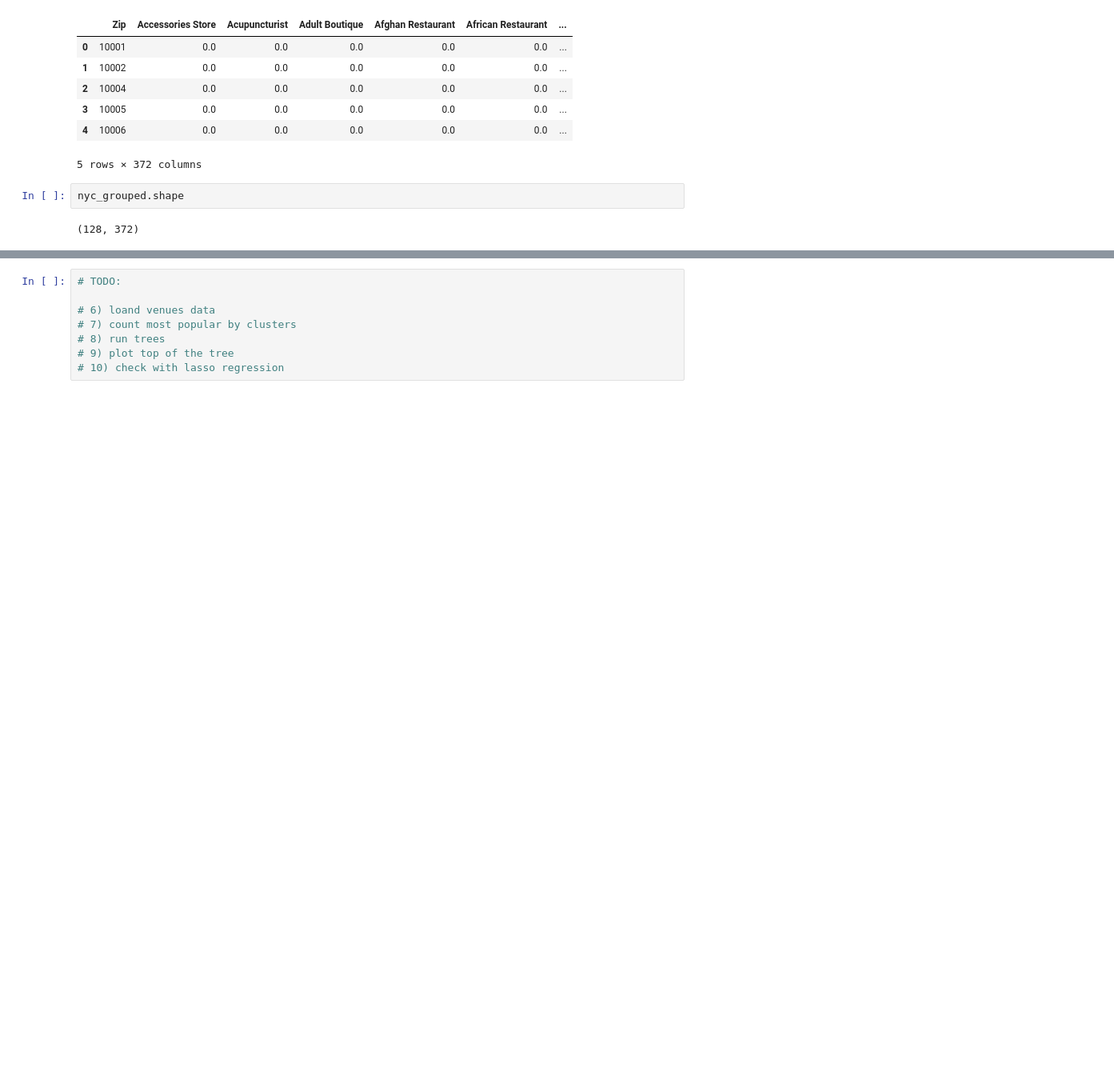
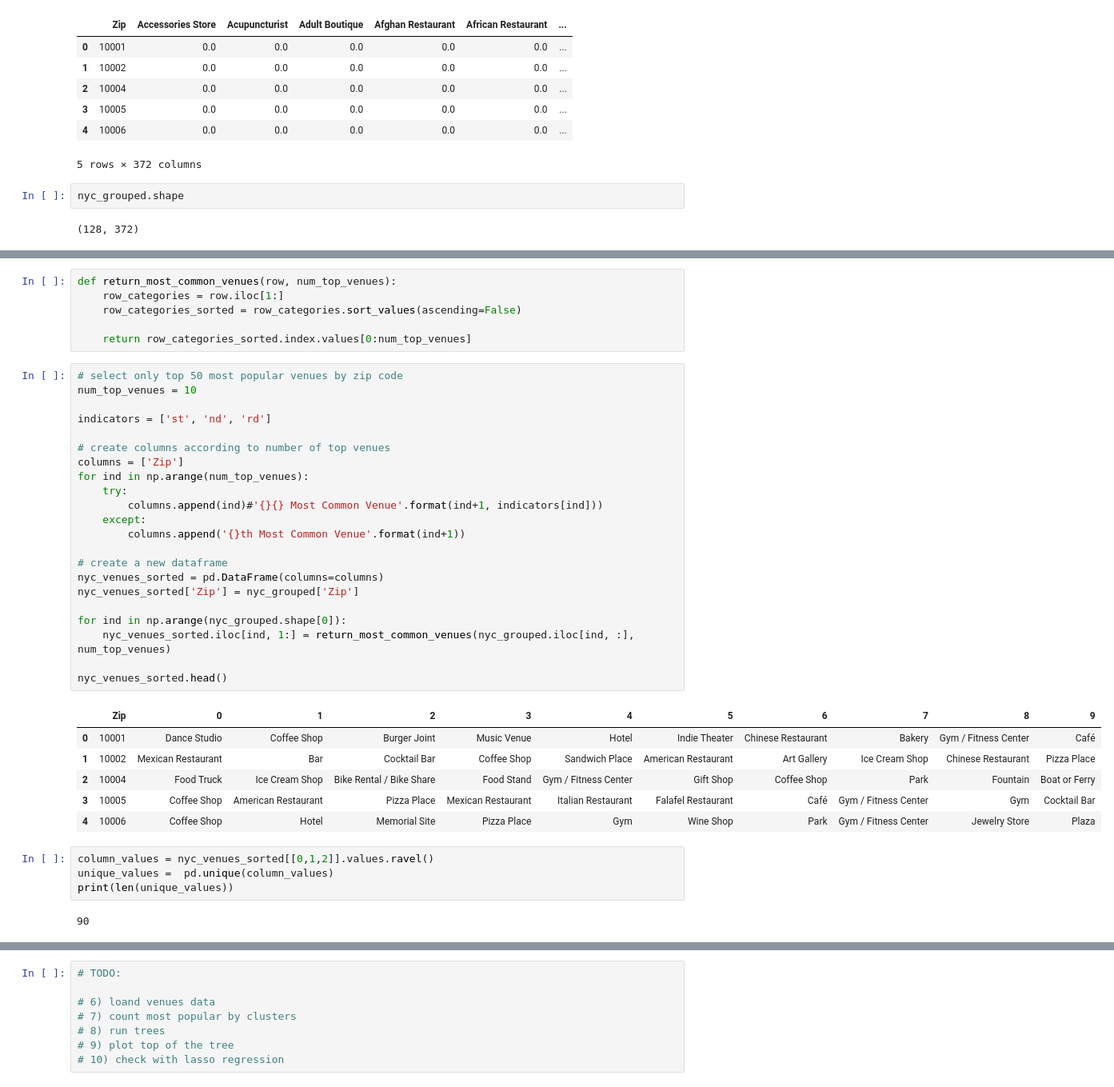
Before and after one commit to allaccountstaken/predicting_urban_home_values, a Jupyter notebook: Predicting Home Values Using Venues.ipynb, the cells around one changed output, grey strips where cells are left out. Shown at 80% size. Saved outputs shown, nothing was run; the diff lists cells and outputs as text; blank space fills up the shorter version.

```diff
--- a/Predicting Home Values Using Venues.ipynb
+++ b/Predicting Home Values Using Venues.ipynb
@@ -578,0 +687,41 @@ nyc_grouped.shape
+# %%
+def return_most_common_venues(row, num_top_venues):
+    row_categories = row.iloc[1:]
+    row_categories_sorted = row_categories.sort_values(ascending=False)
+
+    return row_categories_sorted.index.values[0:num_top_venues]
+# %%
+# select only top 50 most popular venues by zip code
+num_top_venues = 10
+
+indicators = ['st', 'nd', 'rd']
+
+# create columns according to number of top venues
+columns = ['Zip']
+for ind in np.arange(num_top_venues):
+    try:
+        columns.append(ind)#'{}{} Most Common Venue'.format(ind+1, indicators[ind]))
+    except:
+        columns.append('{}th Most Common Venue'.format(ind+1))
+
+# create a new dataframe
+nyc_venues_sorted = pd.DataFrame(columns=columns)
+nyc_venues_sorted['Zip'] = nyc_grouped['Zip']
+
+for ind in np.arange(nyc_grouped.shape[0]):
+    nyc_venues_sorted.iloc[ind, 1:] = return_most_common_venues(nyc_grouped.iloc[ind, :], num_top_venues)
+
+nyc_venues_sorted.head()
+# %% [output]
+|  | Zip | 0 | 1 | 2 | 3 | 4 | 5 | 6 | 7 | 8 | 9 |
+| 0 | 10001 | Dance Studio | Coffee Shop | Burger Joint | Music Venue | Hotel | Indie Theater | Chinese Restaurant | Bakery | Gym / Fitness Center | Café |
+| 1 | 10002 | Mexican Restaurant | Bar | Cocktail Bar | Coffee Shop | Sandwich Place | American Restaurant | Art Gallery | Ice Cream Shop | Chinese Restaurant | Pizza Place |
+| 2 | 10004 | Food Truck | Ice Cream Shop | Bike Rental / Bike Share | Food Stand | Gym / Fitness Center | Gift Shop | Coffee Shop | Park | Fountain | Boat or Ferry |
+| 3 | 10005 | Coffee Shop | American Restaurant | Pizza Place | Mexican Restaurant | Italian Restaurant | Falafel Restaurant | Café | Gym / Fitness Center | Gym | Cocktail Bar |
+| 4 | 10006 | Coffee Shop | Hotel | Memorial Site | Pizza Place | Gym | Wine Shop | Park | Gym / Fitness Center | Jewelry Store | Plaza |
+# %%
+column_values = nyc_venues_sorted[[0,1,2]].values.ravel()
+unique_values =  pd.unique(column_values)
+print(len(unique_values))
+# %% [output]
+90
```
Also changed, not shown: parts of 12 cells of this notebook.
